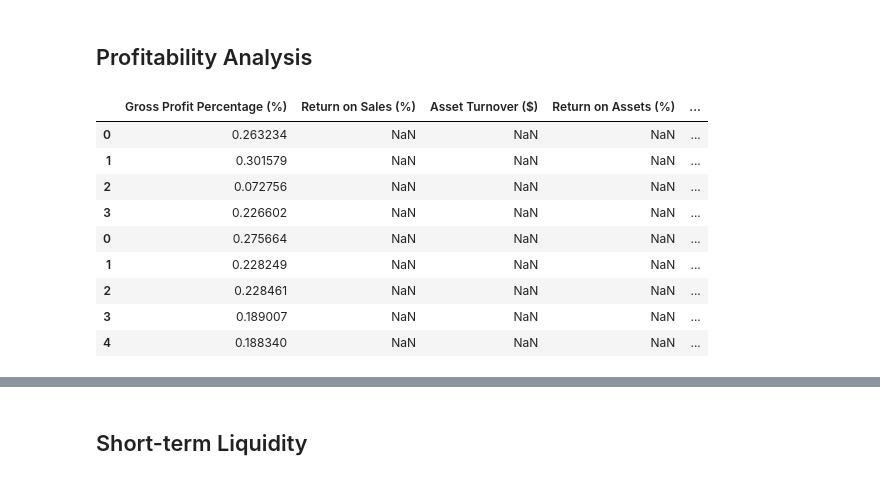
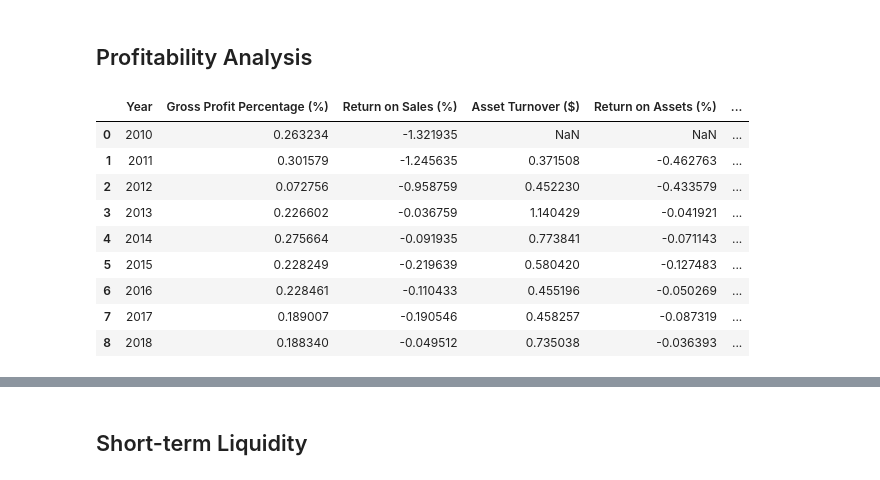
Before and after one commit to thna2020/TeslaFinancialAnalysis, a Jupyter notebook: TeslaFinancialAnalysis_1118.ipynb, the cells around one changed output, grey strips where cells are left out. Saved outputs shown, nothing was run; the diff lists cells and outputs as text; code cells hidden in the pictures.

```diff
--- a/TeslaFinancialAnalysis_1118.ipynb
+++ b/TeslaFinancialAnalysis_1118.ipynb
@@ -103,7 +104,7 @@ is_df = pd.DataFrame(np.array([
                    columns=['Year',
                             'Total automotive revenue', 'Total revenues',
                             'Total cost of revenues', 'Gross profit',
-                            'R&D', 'Total operating expenses', 'Net income/loss', 'Weighted average shares'])
+                            'R&D', 'Total operating expenses', 'Net income', 'Weighted average shares'])
 is_df
 # %% [output]
 |  | Year | Total automotive revenue | Total revenues | Total cost of revenues | Gross profit | R&D | ... |
@@ -190,25 +191,45 @@ profit_df = pd.DataFrame(columns = ['Gross Profit Percentage (%)', 'Return on Sa
                                    'Asset Turnover ($)', 'Return on Assets (%)',
                                    'Return on Common Stockholders\' Equity (%)'])
-# %%
-# gross profit percentage (gpp)
-
-profit_df1 = profit_df.copy()
-
-gpp_1013 = is_df['Gross profit'] / is_df['Total revenues']
-
-gpp_1418 = is_df2['Gross profit'] / is_df2['Total revenues']
-
-profit_df['Gross Profit Percentage (%)'] = gpp_1013.append(gpp_1418)
-
-profit_df
-# %% [output]
-|  | Gross Profit Percentage (%) | Return on Sales (%) | Asset Turnover ($) | Return on Assets (%) | ... |
-| 0 | 0.263234 | NaN | NaN | NaN | ... |
-| 1 | 0.301579 | NaN | NaN | NaN | ... |
-| 2 | 0.072756 | NaN | NaN | NaN | ... |
-| 3 | 0.226602 | NaN | NaN | NaN | ... |
-| 0 | 0.275664 | NaN | NaN | NaN | ... |
-| 1 | 0.228249 | NaN | NaN | NaN | ... |
-| 2 | 0.228461 | NaN | NaN | NaN | ... |
-| 3 | 0.189007 | NaN | NaN | NaN | ... |
-| 4 | 0.188340 | NaN | NaN | NaN | ... |
+# %%
+# year
+profit_df['Year'] = cf_df['Year'].values
+
+# gross profit percentage (gpp)
+gpp_1013 = is_df['Gross profit'] / is_df['Total revenues']
+gpp_1418 = is_df2['Gross profit'] / is_df2['Total revenues']
+profit_df['Gross Profit Percentage (%)'] = gpp_1013.append(gpp_1418).values
+
+# return on sales (ros)
+ros_1013 = is_df['Net income'] / is_df['Total revenues']
+ros_1418 = is_df2['Net income'] / is_df2['Total revenues']
+profit_df['Return on Sales (%)'] = ros_1013.append(ros_1418).values
+
+# asset turnover (ato)
+avg_assets = bs_df['Total assets'].rolling(window=2).mean()
+ato_1013 = is_df['Total revenues'] / avg_assets[:4].values
+ato_1418 = is_df2['Total revenues'] / avg_assets[4:].values
+profit_df['Asset Turnover ($)'] = ato_1013.append(ato_1418).values
+
+# return on assets (roa)
+roa_1013 = is_df['Net income'] / avg_assets[:4].values
+roa_1418 = is_df2['Net income'] / avg_assets[4:].values
+profit_df['Return on Assets (%)'] = roa_1013.append(roa_1418).values
+
+# return on common stockholders' equity (roe)
+avg_equity = bs_df['Total stockholder\'s equity'].rolling(window=2).mean()
+roe_1013 = is_df['Net income'] / avg_equity[:4].values
+roe_1418 = is_df2['Net income'] / avg_equity[4:].values
+profit_df['Return on Common Stockholders\' Equity (%)'] = roe_1013.append(roe_1418).values
+
+profit_df
+# %% [output]
+|  | Year | Gross Profit Percentage (%) | Return on Sales (%) | Asset Turnover ($) | Return on Assets (%) | ... |
+| 0 | 2010 | 0.263234 | -1.321935 | NaN | NaN | ... |
+| 1 | 2011 | 0.301579 | -1.245635 | 0.371508 | -0.462763 | ... |
+| 2 | 2012 | 0.072756 | -0.958759 | 0.452230 | -0.433579 | ... |
+| 3 | 2013 | 0.226602 | -0.036759 | 1.140429 | -0.041921 | ... |
+| 4 | 2014 | 0.275664 | -0.091935 | 0.773841 | -0.071143 | ... |
+| 5 | 2015 | 0.228249 | -0.219639 | 0.580420 | -0.127483 | ... |
+| 6 | 2016 | 0.228461 | -0.110433 | 0.455196 | -0.050269 | ... |
+| 7 | 2017 | 0.189007 | -0.190546 | 0.458257 | -0.087319 | ... |
+| 8 | 2018 | 0.188340 | -0.049512 | 0.735038 | -0.036393 | ... |
```
Also changed, not shown: parts of 8 cells of this notebook.
